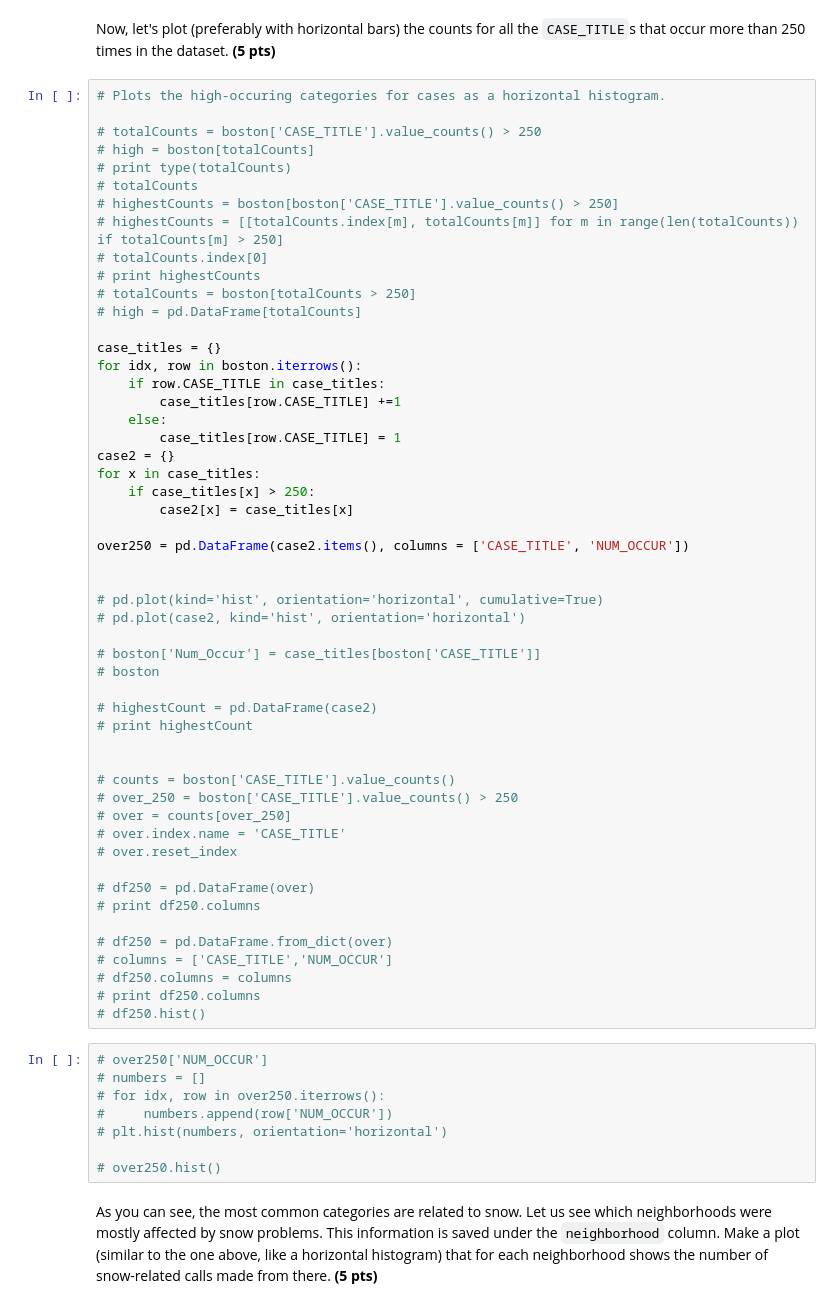
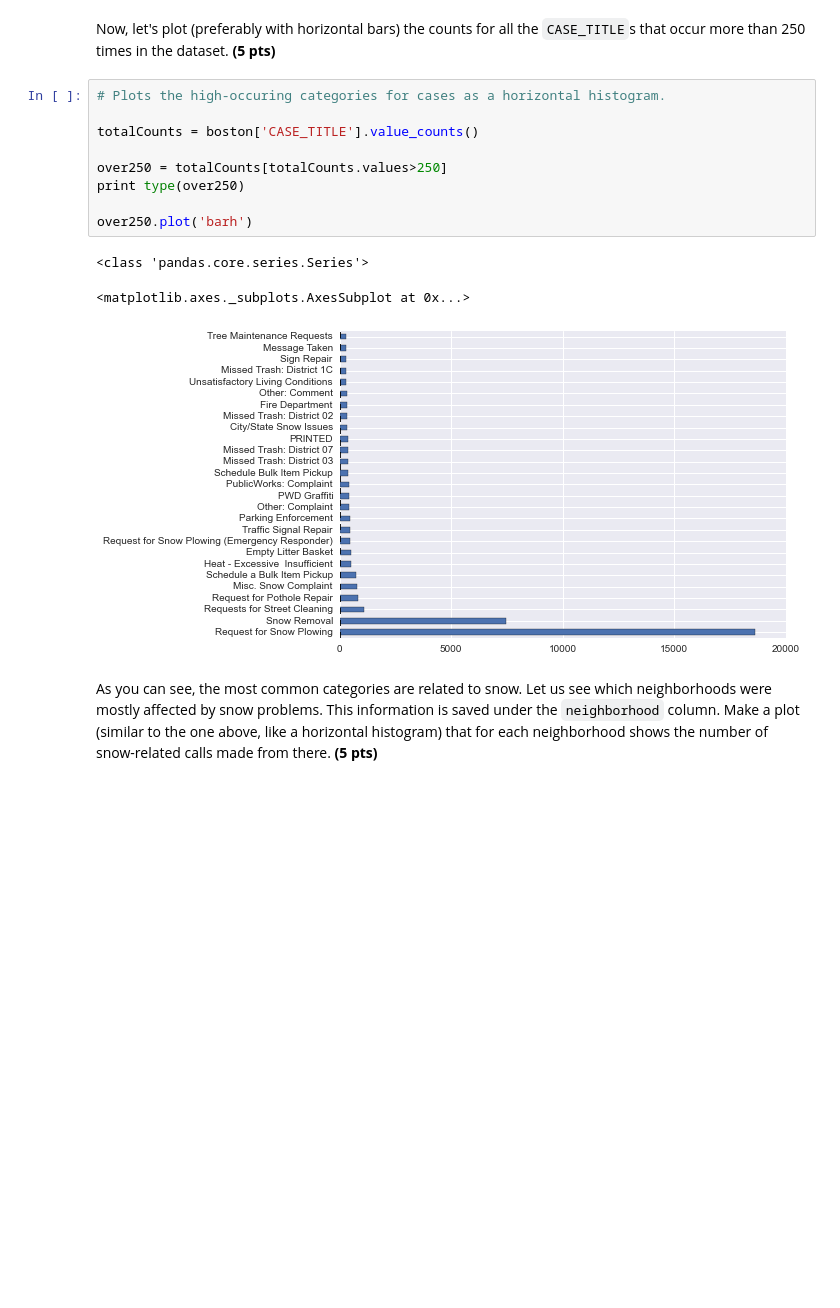
Before and after one commit to ctran25/spring-2015-homeworks, a Jupyter notebook: submissions/Homework-2/2.Pandas-in-Boston.ipynb, the cells around one changed output. Drawn from its saved outputs; the diff is of its cells as text; blank space fills up the shorter version.

Commit message:
Fixed plotting problem

```diff
--- a/submissions/Homework-2/2.Pandas-in-Boston.ipynb
+++ b/submissions/Homework-2/2.Pandas-in-Boston.ipynb
@@ -251,64 +251,17 @@ Heat - Excessive  Insufficient   (42.2969, -71.085)       357
 # %% [markdown]
 Now, let's plot (preferably with horizontal bars) the counts for all the `CASE_TITLE`s that occur more than 250 times in the dataset. **(5 pts)**
-# %%
-# Plots the high-occuring categories for cases as a horizontal histogram.
-
-# totalCounts = boston['CASE_TITLE'].value_counts() > 250
-# high = boston[totalCounts]
-# print type(totalCounts)
-# totalCounts
-# highestCounts = boston[boston['CASE_TITLE'].value_counts() > 250]
-# highestCounts = [[totalCounts.index[m], totalCounts[m]] for m in range(len(totalCounts)) if totalCounts[m] > 250]
-# totalCounts.index[0]
-# print highestCounts
-# totalCounts = boston[totalCounts > 250]
-# high = pd.DataFrame[totalCounts]
-
-case_titles = {}
-for idx, row in boston.iterrows():
-    if row.CASE_TITLE in case_titles:
-        case_titles[row.CASE_TITLE] +=1
-    else:
-        case_titles[row.CASE_TITLE] = 1
-case2 = {}
-for x in case_titles:
-    if case_titles[x] > 250:
-        case2[x] = case_titles[x]
-
-over250 = pd.DataFrame(case2.items(), columns = ['CASE_TITLE', 'NUM_OCCUR'])
-
-
-# pd.plot(kind='hist', orientation='horizontal', cumulative=True)
-# pd.plot(case2, kind='hist', orientation='horizontal')
-
-# boston['Num_Occur'] = case_titles[boston['CASE_TITLE']]
-# boston
-
-# highestCount = pd.DataFrame(case2)
-# print highestCount
-
-
-# counts = boston['CASE_TITLE'].value_counts()
-# over_250 = boston['CASE_TITLE'].value_counts() > 250
-# over = counts[over_250]
-# over.index.name = 'CASE_TITLE'
-# over.reset_index
-
-# df250 = pd.DataFrame(over)
-# print df250.columns
-
-# df250 = pd.DataFrame.from_dict(over)
-# columns = ['CASE_TITLE','NUM_OCCUR']
-# df250.columns = columns
-# print df250.columns
-# df250.hist()
-# %%
-# over250['NUM_OCCUR']
-# numbers = []
-# for idx, row in over250.iterrows():
-#     numbers.append(row['NUM_OCCUR'])
-# plt.hist(numbers, orientation='horizontal')
-
-# over250.hist()
+# %%
+# Plots the high-occuring categories for cases as a horizontal histogram.
+
+totalCounts = boston['CASE_TITLE'].value_counts()
+
+over250 = totalCounts[totalCounts.values>250]
+print type(over250)
+
+over250.plot('barh')
+# %% [output]
+<class 'pandas.core.series.Series'>
+<matplotlib.axes._subplots.AxesSubplot at 0x...>
+[figure, added]
 # %% [markdown]
 As you can see, the most common categories are related to snow. Let us see which neighborhoods were mostly affected by snow problems. This information is saved under the `neighborhood` column. Make a plot (similar to the one above, like a horizontal histogram) that for each neighborhood shows the number of snow-related calls made from there. **(5 pts)**
```
Also changed, not shown: parts of 2 cells of this notebook.
